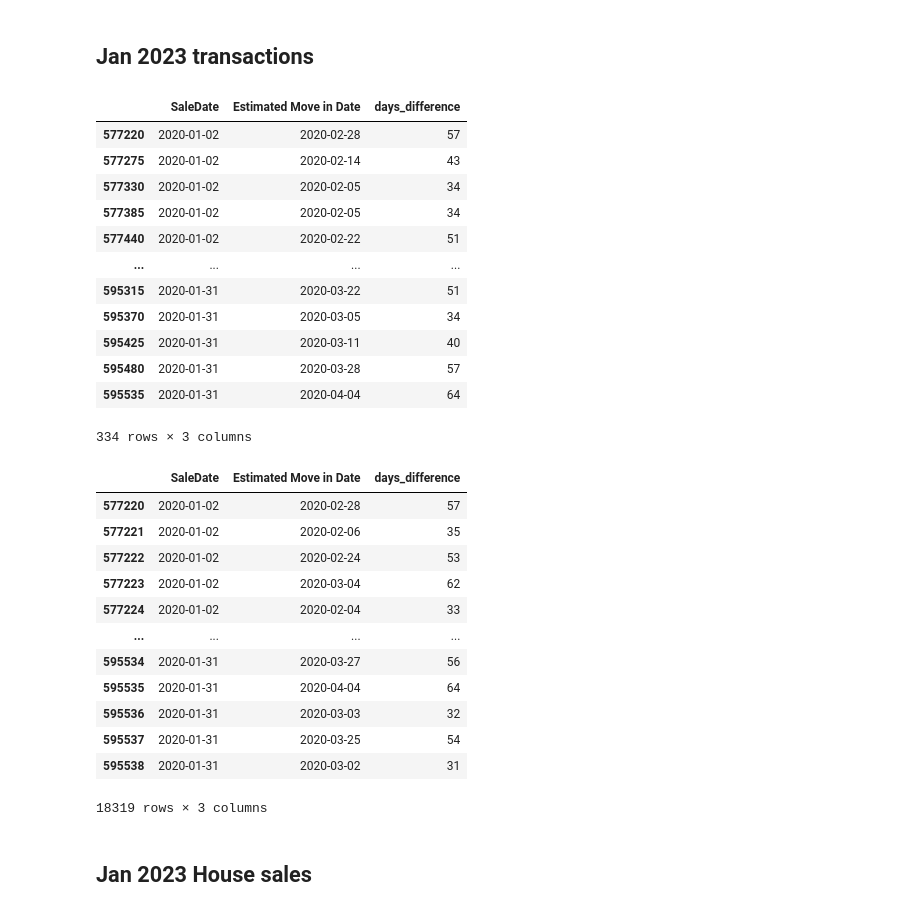
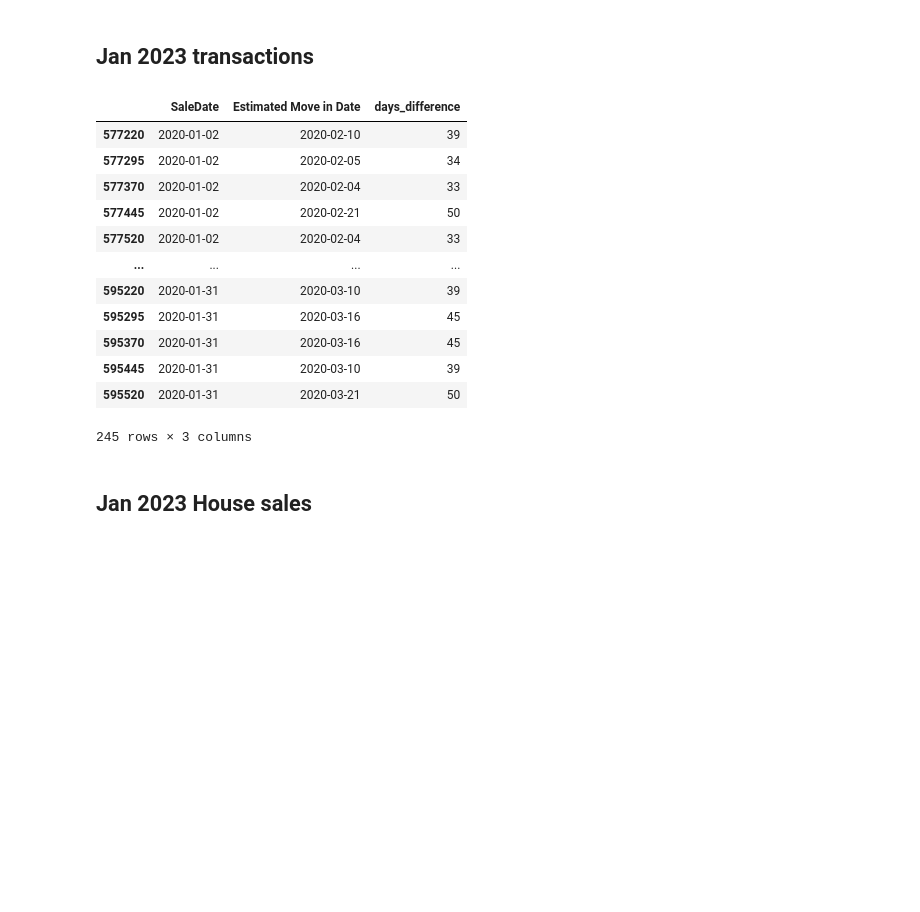
Before and after one commit to bkalan32/Group-Project, a Jupyter notebook: Real estate.ipynb, the cells around one changed output. Drawn from its saved outputs; the diff is of its cells as text; code cells hidden in the pictures; blank space fills up the shorter version.

Commit message:
added and cleaned csv files

```diff
--- a/Real estate.ipynb
+++ b/Real estate.ipynb
@@ -121,5 +83,5 @@ df3.to_csv('Tax_Administration_s_Real_Estate_-_Sales_Data_cutdown.csv')
 # %%
-df3_path = Path('csv_resources/Tax_Administration_s_Real_Estate_-_Sales_Data_cutdown.csv')
+df3_path = Path('csv_resources/Tax_Administration_s_Real_Estate_-_Sales_Data_cutdown1.csv')
 #df3 = pd.read_csv(df3_path)
 df3 = pd.read_csv(df3_path, index_col='SALEDT', infer_datetime_format=True, parse_dates=True)
 df3.sort_index(inplace=True)
@@ -152,3 +108,5 @@ df3_cleaned = df3_cleaned.rename(columns={
+# %%
+df3_cleaned = df3.drop(columns=['Unnamed: 0'])
 # %%
 df3_cleaned.index.names = ['SaleDate']
 df3_combine = df3_cleaned.query('index > "2014-12-31"')
@@ -210,7 +167,7 @@ display(joined_df_friction)
 # %% [markdown]
 ### 2020 Slice data
 # %%
-sale_date_df = joined_df_friction.drop(columns=['ParcelID_x','ParcelID_y'])
+sale_date_df = joined_df_friction.drop(columns=['ParcelID'])
 display(sale_date_df)
 # %% [output]
 |  |
@@ -351,40 +287,26 @@ display(janurary_df)
 # %%
 start_date = '2020-01-01'
 end_date = '2020-01-31'
 mask = (housing_data['SaleDate'] >= start_date) & (housing_data['SaleDate'] <= end_date)
 janurary_df = housing_data.loc[mask]
 janurary_df = janurary_df.drop(columns=['month','year'])
-jan_plot = janurary_df.iloc[::55]
+jan_plot = janurary_df.iloc[::75]
 
 display(jan_plot)
-display(janurary_df)
 # %% [output]
 |  | SaleDate | Estimated Move in Date | days_difference |
-| 577220 | 2020-01-02 | 2020-02-28 | 57 |
-| 577275 | 2020-01-02 | 2020-02-14 | 43 |
-| 577330 | 2020-01-02 | 2020-02-05 | 34 |
-| 577385 | 2020-01-02 | 2020-02-05 | 34 |
-| 577440 | 2020-01-02 | 2020-02-22 | 51 |
+| 577220 | 2020-01-02 | 2020-02-10 | 39 |
+| 577295 | 2020-01-02 | 2020-02-05 | 34 |
+| 577370 | 2020-01-02 | 2020-02-04 | 33 |
+| 577445 | 2020-01-02 | 2020-02-21 | 50 |
+| 577520 | 2020-01-02 | 2020-02-04 | 33 |
 | ... | ... | ... | ... |
-| 595315 | 2020-01-31 | 2020-03-22 | 51 |
-| 595370 | 2020-01-31 | 2020-03-05 | 34 |
-| 595425 | 2020-01-31 | 2020-03-11 | 40 |
-| 595480 | 2020-01-31 | 2020-03-28 | 57 |
-| 595535 | 2020-01-31 | 2020-04-04 | 64 |
+| 595220 | 2020-01-31 | 2020-03-10 | 39 |
+| 595295 | 2020-01-31 | 2020-03-16 | 45 |
+| 595370 | 2020-01-31 | 2020-03-16 | 45 |
+| 595445 | 2020-01-31 | 2020-03-10 | 39 |
+| 595520 | 2020-01-31 | 2020-03-21 | 50 |
-334 rows × 3 columns
+245 rows × 3 columns
-|  | SaleDate | Estimated Move in Date | days_difference |
-| 577220 | 2020-01-02 | 2020-02-28 | 57 |
-| 577221 | 2020-01-02 | 2020-02-06 | 35 |
-| 577222 | 2020-01-02 | 2020-02-24 | 53 |
-| 577223 | 2020-01-02 | 2020-03-04 | 62 |
-| 577224 | 2020-01-02 | 2020-02-04 | 33 |
-| ... | ... | ... | ... |
-| 595534 | 2020-01-31 | 2020-03-27 | 56 |
-| 595535 | 2020-01-31 | 2020-04-04 | 64 |
-| 595536 | 2020-01-31 | 2020-03-03 | 32 |
-| 595537 | 2020-01-31 | 2020-03-25 | 54 |
-| 595538 | 2020-01-31 | 2020-03-02 | 31 |
-18319 rows × 3 columns
 # %% [markdown]
 ## Jan 2023 House sales
 # %%
```
Also changed, not shown: parts of 17 cells of this notebook, 6 other files.
